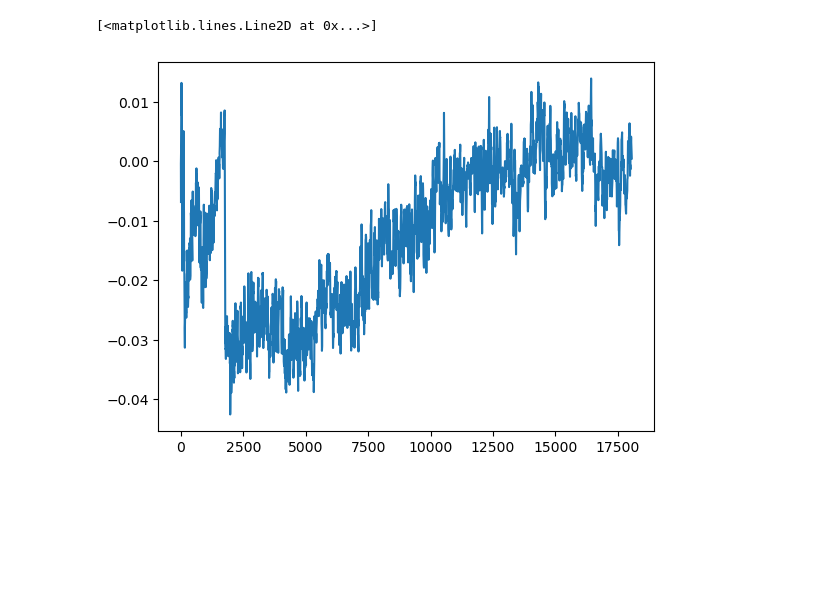
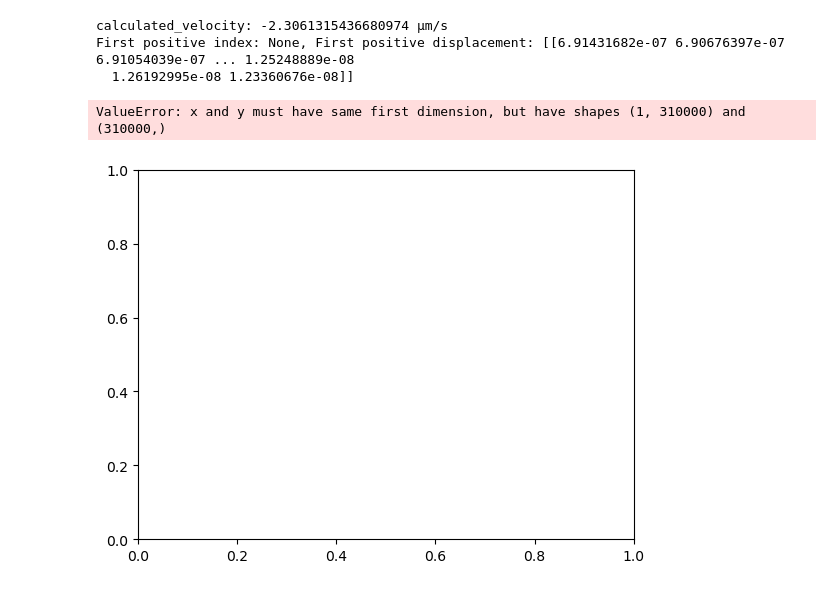
Before and after one commit to enzovill94/PyFMGUI_DyNaMo_tdms, a Jupyter notebook: Article_1/tether_finder_final.ipynb, the cells around one changed output. Saved outputs shown, nothing was run; the diff lists cells and outputs as text; code cells hidden in the pictures; blank space fills up the shorter version.

```diff
--- a/Article_1/tether_finder_final.ipynb
+++ b/Article_1/tether_finder_final.ipynb
@@ -113,35 +137,12 @@ relative_Sr: 0.002, velocity in um/s: 2.9965304999999995
 # %%
 # Tilt correction
-max_offset = params.get('max_offset', 100)  # %
-min_offset = params.get('min_offset', 70)   # %
+max_offset = params.get('max_offset', 70)  # %
+min_offset = params.get('min_offset', 60)   # %
 max_offset, min_offset = tether.update_tilt_range(ret_piezo, max_offset, min_offset, offset_type='percentage')
-tilt_ret_deflection_N = tether.correct_tilt(ret_piezo, ret_deflection, max_offset, min_offset)
 
-# ADD Denoise processing here
-filtered_signal = tilt_ret_deflection_N.copy()
-fourier_data = {}  # Initialize Fourier data storage
+tilt = False
 
-# # Apply denoising if enabled
-# if params.get('enable_denoising', False):
-#     try:
-#         # Get denoising parameters
-#         w0 = params.get('denoise_w0', 0.1)
-#         w1 = params.get('denoise_w1', 1.0)
-#         butterworth_order = params.get('butterworth_order', 5)
-#         remove_percent = params.get('denoise_remove_percent', 10)
-#         remove_end_percent = params.get('denoise_remove_end_percent', 10)
-#         use_interpolation = params.get('denoise_interp', True)
-#         w_min = params.get('denoise_w_min', 1.0)
-#         w_max = params.get('denoise_w_max', 6.0)
-
-#         # Calculate remove indices for both start and end
-#         remove_start_index = remove_percent * len(ret_piezo) // 100
-#         remove_end_index = remove_end_percent * len(ret_piezo) // 100
-#         end_index = len(ret_piezo) - remove_end_index
-
-#         # Prepare signal for filtering (remove both start and end portions)
-#         from scipy.signal import detrend
-#         signal_trimmed = detrend(tilt_ret_deflection_N[remove_start_index:end_index])
-
-#         # Calculate parameters for FFT
-#         sampling_rate = 1 / relative_SR_ret
+if tilt :
+    tilt_ret_deflection_N = tether.correct_tilt(ret_piezo, ret_deflection, max_offset, min_offset)
+else :
+    tilt_ret_deflection_N = ret_deflection
@@ -148,12 +154,14 @@ fourier_data = {}  # Initialize Fourier data storage
 # %%
 velocity_calc = -tether.calculate_velocity(ret_piezo, time_ret)  # µm/s
-# Use filtered signal for further processing
-tilt_ret_deflection_N = filtered_signal
+
+print(f'calculated_velocity: {velocity_calc} µm/s')
 
 # Find contact point
 index_first_positive = tether.find_first_positive(tilt_ret_deflection_N)
 first_positive_displacement = ret_piezo[index_first_positive]
 ret_corrected_displacement = ret_piezo - first_positive_displacement
+
+print (f'First positive index: {index_first_positive}, First positive displacement: {first_positive_displacement}')
 
 # Apply Savitzky-Golay smoothing in force curve
 savitz_defl = tether.savitzky_golay_smooth(tilt_ret_deflection_N, window_length=5, polyorder=1)
@@ -162,8 +170,12 @@ savitz_defl = tether.savitzky_golay_smooth(tilt_ret_deflection_N, window_length=
 defl_savitz = savitz_defl[index_first_positive:]
 displacement = ret_corrected_displacement[index_first_positive:]
 rel_time = np.arange(len(displacement)) * relative_SR_ret
+# %% [output]
+calculated_velocity: -2.3061315436680974 µm/s
+First positive index: None, First positive displacement: [[6.91431682e-07 6.90676397e-07 6.91054039e-07 ... 1.25248889e-08
+  1.26192995e-08 1.23360676e-08]]
 # %%
-plt.plot(displacement*1e9, defl_savitz*1e9)
+plt.plot(displacement*1e6, tilt_ret_deflection_N*1e9)
 # %% [output]
-[<matplotlib.lines.Line2D at 0x...>]
+ValueError: x and y must have same first dimension, but have shapes (1, 310000) and (310000,)
-[figure, old version]
+[figure, new version]
```
Also changed, not shown: parts of 13 cells of this notebook, 5 other files.
